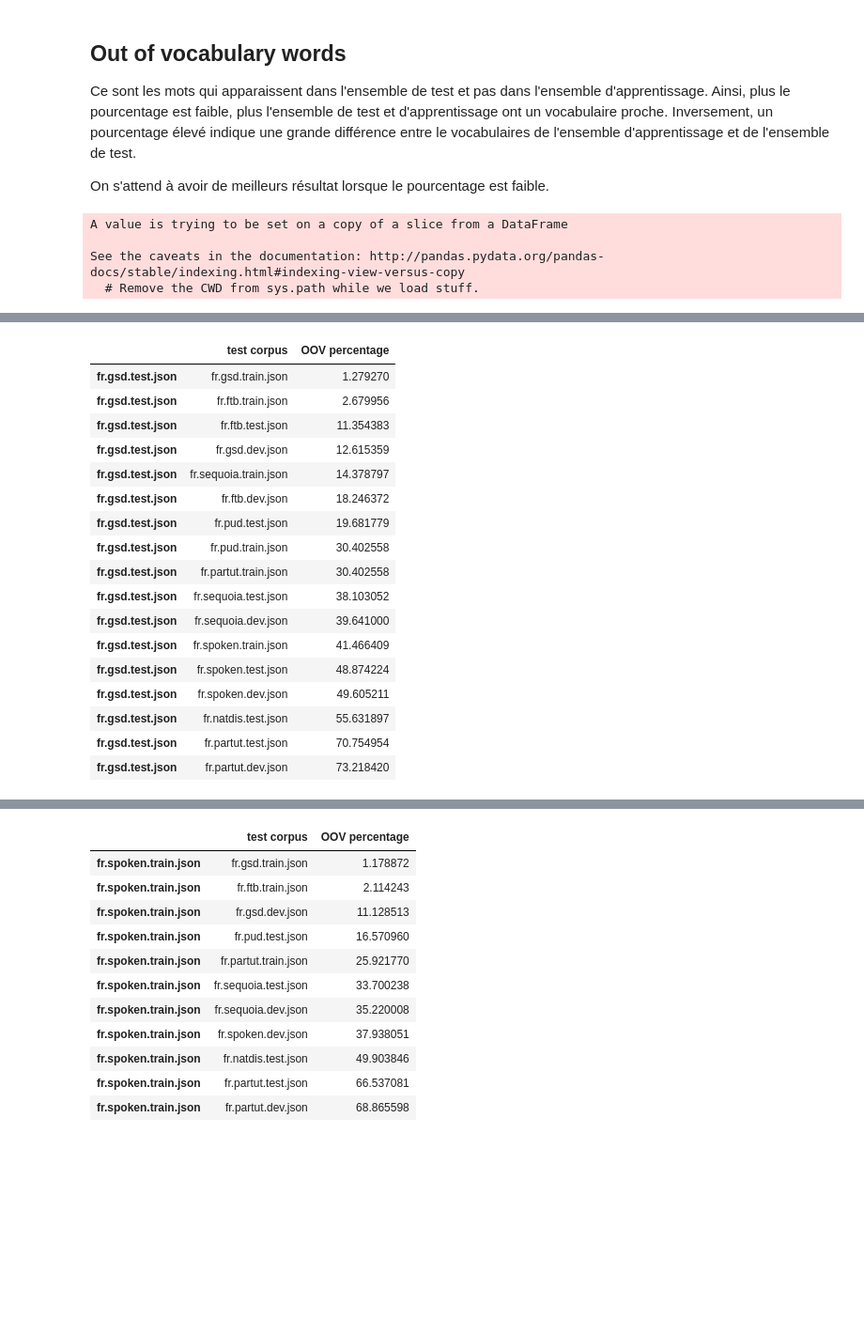
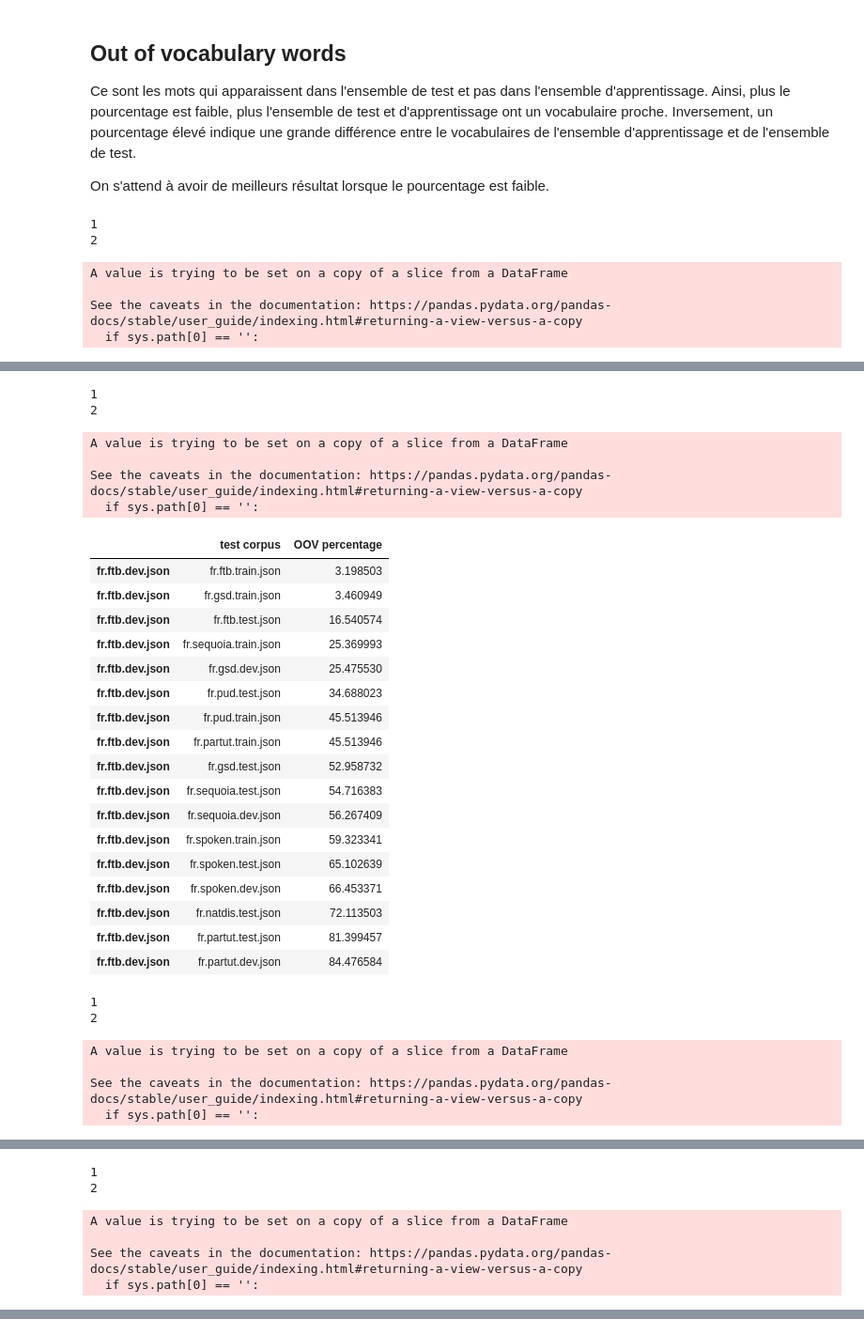
Before and after one commit to FusRoman/IntroMLProjet, a Jupyter notebook: src/IntroMLProject.ipynb, the cells around one changed output, grey strips where cells are left out. Shown at 94% size. Saved outputs shown, nothing was run; the diff lists cells and outputs as text; code cells hidden in the pictures; blank space fills up the shorter version.

```diff
--- a/src/IntroMLProject.ipynb
+++ b/src/IntroMLProject.ipynb
@@ -61,53 +81,69 @@ On s'attend à avoir de meilleurs résultat lorsque le pourcentage est faible.
 # %%
 oovResult = da.computeOOV()
 oovDataFrame = pds.DataFrame(data={"test corpus": oovResult[1],
                                    "OOV percentage": oovResult[2]},
                                     index=oovResult[0])
 
 for corpus in da.listeCorpus:
-    if corpus in oovDataFrame.index:
-        subDF = oovDataFrame.loc[corpus,:]
+    print("1")
+    if corpus.name in oovDataFrame.index:
+        print("2")
+        subDF = oovDataFrame.loc[corpus.name,:]
         if len(subDF.index) > 2:
             subDF.sort_values("OOV percentage", axis = 0, ascending = True, inplace = True, na_position ='last')
         display(subDF)
 # %% [output]
-A value is trying to be set on a copy of a slice from a DataFrame
-
-See the caveats in the documentation: http://pandas.pydata.org/pandas-docs/stable/indexing.html#indexing-view-versus-copy
-  # Remove the CWD from sys.path while we load stuff.
+1
+2
+A value is trying to be set on a copy of a slice from a DataFrame
+
+See the caveats in the documentation: https://pandas.pydata.org/pandas-docs/stable/user_guide/indexing.html#returning-a-view-versus-a-copy
+  if sys.path[0] == '':
 |  | test corpus | OOV percentage |
 | fr.foot.test.json | fr.gsd.train.json | 2.539465 |
 | fr.foot.test.json | fr.ftb.train.json | 4.397783 |
 | fr.foot.test.json | fr.ftb.test.json | 13.586478 |
 | fr.foot.test.json | fr.gsd.dev.json | 14.790553 |
 | fr.foot.test.json | fr.sequoia.train.json | 15.947519 |
 | fr.foot.test.json | fr.ftb.dev.json | 19.721224 |
 | fr.foot.test.json | fr.pud.test.json | 21.372368 |
 | fr.foot.test.json | fr.pud.train.json | 31.794549 |
 | fr.foot.test.json | fr.partut.train.json | 31.794549 |
 | fr.foot.test.json | fr.gsd.test.json | 34.440620 |
 | ... | ... | ... |
 | fr.foot.test.json | fr.spoken.test.json | 46.167172 |
 | fr.foot.test.json | fr.spoken.dev.json | 46.668138 |
 | fr.foot.test.json | fr.natdis.test.json | 49.730616 |
 | fr.foot.test.json | fr.partut.test.json | 69.186215 |
 | fr.foot.test.json | fr.partut.dev.json | 71.488220 |
+1
+2
+A value is trying to be set on a copy of a slice from a DataFrame
+
+See the caveats in the documentation: https://pandas.pydata.org/pandas-docs/stable/user_guide/indexing.html#returning-a-view-versus-a-copy
+  if sys.path[0] == '':
 |  | test corpus | OOV percentage |
-| fr.gsd.test.json | fr.gsd.train.json | 1.279270 |
-| fr.gsd.test.json | fr.ftb.train.json | 2.679956 |
-| fr.gsd.test.json | fr.ftb.test.json | 11.354383 |
-| fr.gsd.test.json | fr.gsd.dev.json | 12.615359 |
-| fr.gsd.test.json | fr.sequoia.train.json | 14.378797 |
-| fr.gsd.test.json | fr.ftb.dev.json | 18.246372 |
-| fr.gsd.test.json | fr.pud.test.json | 19.681779 |
-| fr.gsd.test.json | fr.pud.train.json | 30.402558 |
-| fr.gsd.test.json | fr.partut.train.json | 30.402558 |
-| fr.gsd.test.json | fr.sequoia.test.json | 38.103052 |
-| fr.gsd.test.json | fr.sequoia.dev.json | 39.641000 |
-| fr.gsd.test.json | fr.spoken.train.json | 41.466409 |
-| fr.gsd.test.json | fr.spoken.test.json | 48.874224 |
-| fr.gsd.test.json | fr.spoken.dev.json | 49.605211 |
-| fr.gsd.test.json | fr.natdis.test.json | 55.631897 |
-| fr.gsd.test.json | fr.partut.test.json | 70.754954 |
-| fr.gsd.test.json | fr.partut.dev.json | 73.218420 |
+| fr.ftb.dev.json | fr.ftb.train.json | 3.198503 |
+| fr.ftb.dev.json | fr.gsd.train.json | 3.460949 |
+| fr.ftb.dev.json | fr.ftb.test.json | 16.540574 |
+| fr.ftb.dev.json | fr.sequoia.train.json | 25.369993 |
+| fr.ftb.dev.json | fr.gsd.dev.json | 25.475530 |
+| fr.ftb.dev.json | fr.pud.test.json | 34.688023 |
+| fr.ftb.dev.json | fr.pud.train.json | 45.513946 |
+| fr.ftb.dev.json | fr.partut.train.json | 45.513946 |
+| fr.ftb.dev.json | fr.gsd.test.json | 52.958732 |
+| fr.ftb.dev.json | fr.sequoia.test.json | 54.716383 |
+| fr.ftb.dev.json | fr.sequoia.dev.json | 56.267409 |
+| fr.ftb.dev.json | fr.spoken.train.json | 59.323341 |
+| fr.ftb.dev.json | fr.spoken.test.json | 65.102639 |
+| fr.ftb.dev.json | fr.spoken.dev.json | 66.453371 |
+| fr.ftb.dev.json | fr.natdis.test.json | 72.113503 |
+| fr.ftb.dev.json | fr.partut.test.json | 81.399457 |
+| fr.ftb.dev.json | fr.partut.dev.json | 84.476584 |
+1
+2
+A value is trying to be set on a copy of a slice from a DataFrame
+
+See the caveats in the documentation: https://pandas.pydata.org/pandas-docs/stable/user_guide/indexing.html#returning-a-view-versus-a-copy
+  if sys.path[0] == '':
 |  | test corpus | OOV percentage |
@@ -130 +166,7 @@ See the caveats in the documentation: http://pandas.pydata.org/pandas-docs/stabl
+1
+2
+A value is trying to be set on a copy of a slice from a DataFrame
+
+See the caveats in the documentation: https://pandas.pydata.org/pandas-docs/stable/user_guide/indexing.html#returning-a-view-versus-a-copy
+  if sys.path[0] == '':
 |  | test corpus | OOV percentage |
@@ -188,12 +187,0 @@ See the caveats in the documentation: http://pandas.pydata.org/pandas-docs/stabl
-|  | test corpus | OOV percentage |
-| fr.spoken.train.json | fr.gsd.train.json | 1.178872 |
-| fr.spoken.train.json | fr.ftb.train.json | 2.114243 |
-| fr.spoken.train.json | fr.gsd.dev.json | 11.128513 |
-| fr.spoken.train.json | fr.pud.test.json | 16.570960 |
-| fr.spoken.train.json | fr.partut.train.json | 25.921770 |
-| fr.spoken.train.json | fr.sequoia.test.json | 33.700238 |
-| fr.spoken.train.json | fr.sequoia.dev.json | 35.220008 |
-| fr.spoken.train.json | fr.spoken.dev.json | 37.938051 |
-| fr.spoken.train.json | fr.natdis.test.json | 49.903846 |
-| fr.spoken.train.json | fr.partut.test.json | 66.537081 |
-| fr.spoken.train.json | fr.partut.dev.json | 68.865598 |
```
Also changed, not shown: parts of 4 cells of this notebook, 1 other file.
